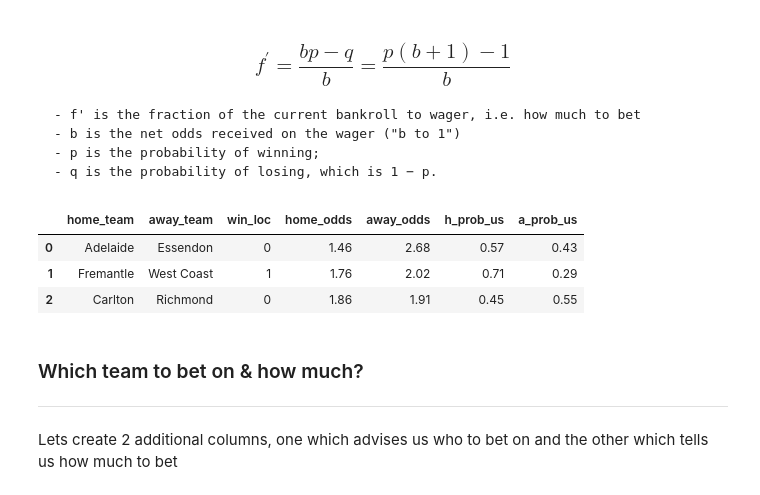
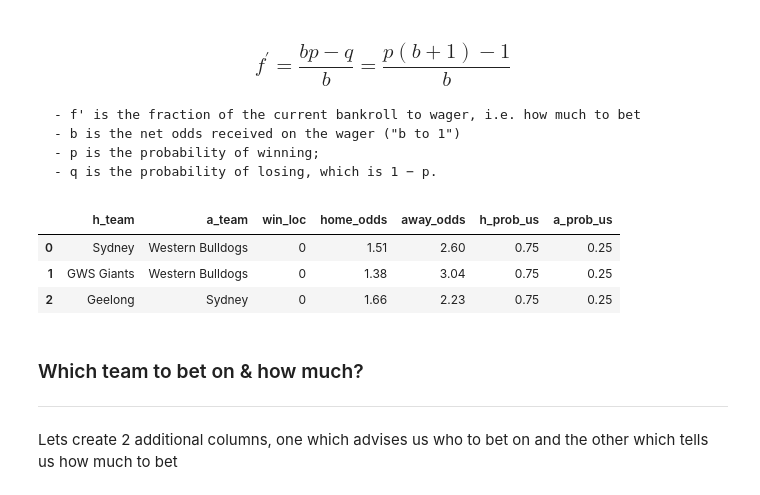
Before and after one commit to Alexander-sl-lee/Data-Science-Portfolio, a Jupyter notebook: General Assembly Projects/Capstone - AFL Winners for 2018 (In Progress)/Section 3 - Tipping-Alexander.ipynb, the cells around one changed output. Drawn from its saved outputs; the diff is of its cells as text; code cells hidden in the pictures.

```diff
--- a/General Assembly Projects/Capstone - AFL Winners for 2018 (In Progress)/Section 3 - Tipping-Alexander.ipynb
+++ b/General Assembly Projects/Capstone - AFL Winners for 2018 (In Progress)/Section 3 - Tipping-Alexander.ipynb
@@ -56,4 +56,4 @@ plt.style.use('ggplot')
 
 %matplotlib inline
 # %%
-full_matches = pd.read_csv("data/full_matches_clean.csv", index_col = 0)
+full_matches = pd.read_csv("data/afl_2018_test.csv", index_col = 0)
@@ -121,7 +128,7 @@ One of the more important sections in this notebook would be the year - So lets
 <a href='#go_back'>Go Back!</a>
 # %%
 # Sets the year of the model: year
-year = 2013
+year = 2016
 # %% [markdown]
 ### And the model itself!
 
@@ -131,8 +138,8 @@ There wouldn't be much to do if we didn't have the model itself.
 # %%
 import patsy
 
-features = '~ season + h_prevladder_score + a_prevladder_score + premiership + margins_prev_match1 + margins_prev_match2 + \
-            + margins_prev_match3 + margins_prev_match4 + margins_prev_match5 + home_odds + away_odds + C(home_team) + C(away_team) - 1'
+features = '~ season + h_prevladder_score + a_prevladder_score + play_off + margins_prev_match1 + margins_prev_match2 + \
+            + margins_prev_match3 + margins_prev_match4 + margins_prev_match5 + home_odds + away_odds + C(h_team) + C(a_team) - 1'
 # %%
 # Initiates the predictors: X
 X = patsy.dmatrix(features, data=full_matches, return_type='dataframe')
@@ -164,7 +179,7 @@ def five_year_pred(clf, X, y, year):
 
     year_data = full_matches[full_matches["season"] == year]
 
-    cols_to_keep = ["mid", "win_loc", "season", "home_team", "away_team", "home_odds", "away_odds"]
+    cols_to_keep = ["win_loc", "season", "h_team", "a_team", "home_odds", "away_odds"]
     year_data = year_data[cols_to_keep].reset_index(drop=True)
 
     probs_df = pd.DataFrame(predictions, columns = ["a_prob_us", "h_prob_us"]).round(2)
@@ -254,13 +269,13 @@ evaluate_model(gs_svm.best_estimator_)
     - p is the probability of winning;
     - q is the probability of losing, which is 1 − p.
 # %%
-betting_outcomes = probs_df[["home_team", "away_team", "win_loc", "home_odds", "away_odds", "h_prob_us", "a_prob_us"]]
+betting_outcomes = probs_df[["h_team", "a_team", "win_loc", "home_odds", "away_odds", "h_prob_us", "a_prob_us"]]
 betting_outcomes.head(3)
 # %% [output]
-|  | home_team | away_team | win_loc | home_odds | away_odds | h_prob_us | a_prob_us |
-| 0 | Adelaide | Essendon | 0 | 1.46 | 2.68 | 0.57 | 0.43 |
-| 1 | Fremantle | West Coast | 1 | 1.76 | 2.02 | 0.71 | 0.29 |
-| 2 | Carlton | Richmond | 0 | 1.86 | 1.91 | 0.45 | 0.55 |
+|  | h_team | a_team | win_loc | home_odds | away_odds | h_prob_us | a_prob_us |
+| 0 | Sydney | Western Bulldogs | 0 | 1.51 | 2.60 | 0.75 | 0.25 |
+| 1 | GWS Giants | Western Bulldogs | 0 | 1.38 | 3.04 | 0.75 | 0.25 |
+| 2 | Geelong | Sydney | 0 | 1.66 | 2.23 | 0.75 | 0.25 |
 # %%
 def team_to_bet(home_odds, away_odds, h_prob_us, a_prob_us, bet_type="home"):
     """
```
Also changed, not shown: parts of 16 cells of this notebook, 10 other files.
